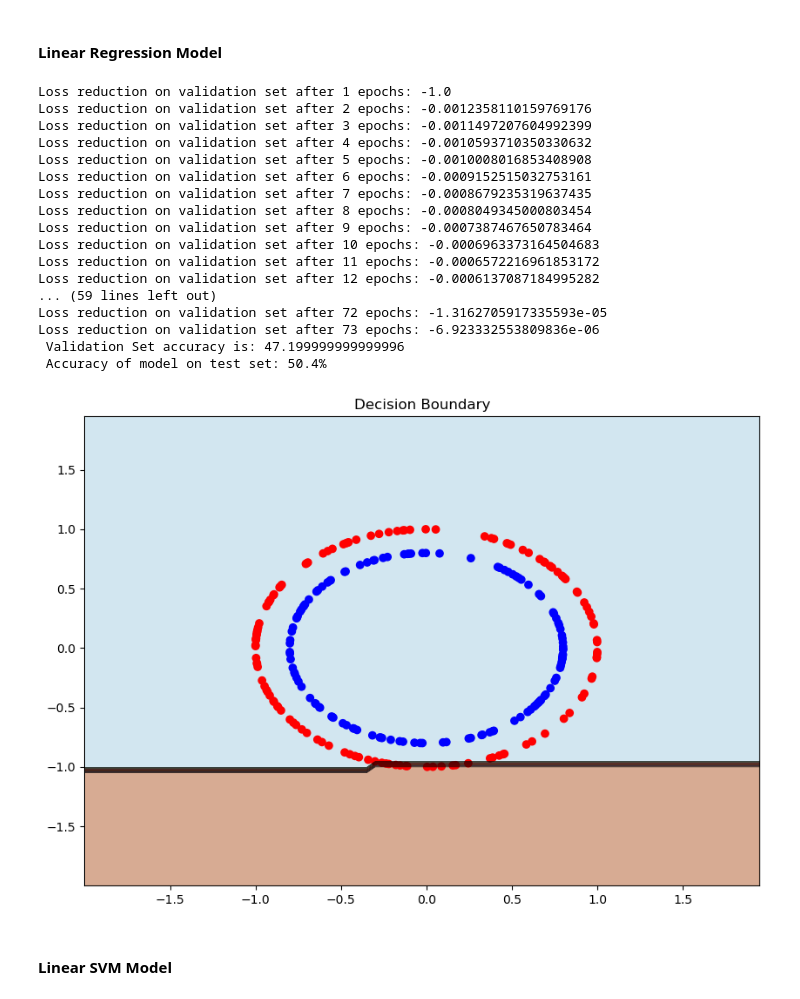
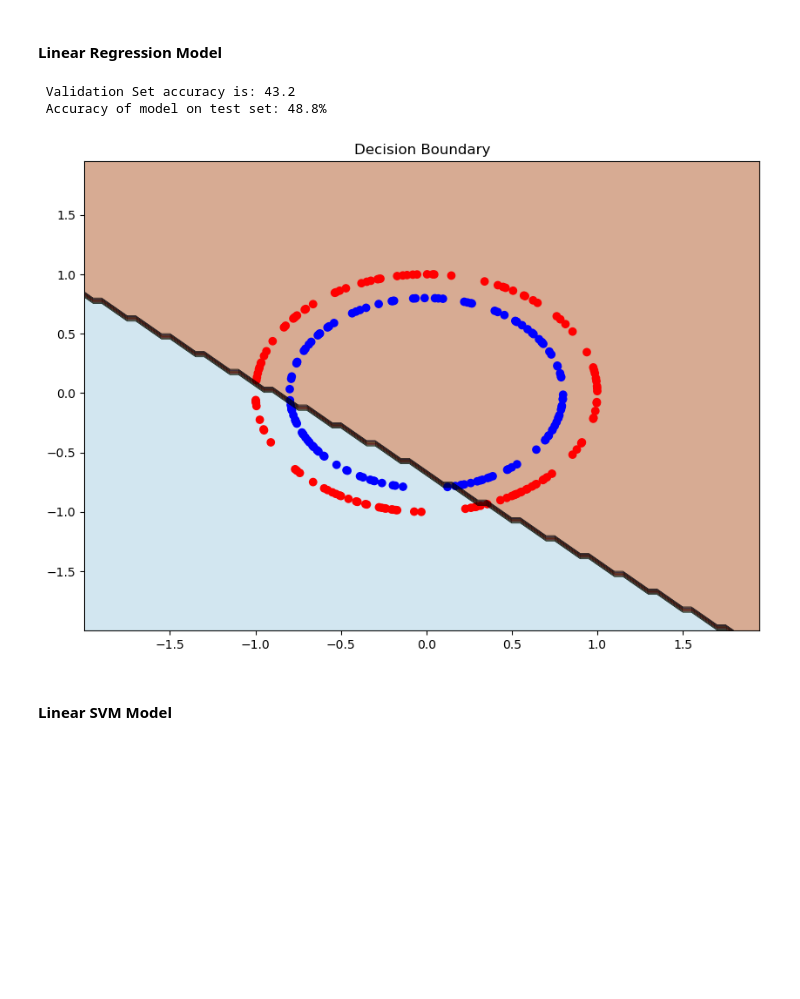
Before and after one commit to arnav-s/fall2022-cs760-hw6, a Jupyter notebook: q3.ipynb, the cells around one changed output. Cells and saved outputs as stored; diff of their text form; code cells hidden in the pictures; blank space fills up the shorter version.

Commit message:
images + tex updates + code updates

```diff
--- a/q3.ipynb
+++ b/q3.ipynb
@@ -241,7 +244,7 @@ def draw_decision_boundary(model, test_dataset):
 
 def train_logistic_regression(model, train_loader, validation_loader, learning_rate, losses, debug=False, epochs=10000):
     criterion = torch.nn.BCELoss(reduction='mean')
-    threshold = 1e-5
+    threshold = 1e-6
     loss_reduction = 1.0
     optim = torch.optim.SGD(model.parameters(), learning_rate)
     prev_loss = math.inf
@@ -280,7 +283,7 @@ def svm_loss(w, y_hat, y, reg_param):
     return reg_param * torch.mean(torch.clip(1 -  (2*y - 1)  * y_hat, min=0)) + torch.sum(torch.square(w))*0.5
 
 def train_linear_svm(model, train_loader, validation_loader, learning_rate, reg_param, losses, debug=False, epochs=10000):
-    threshold = 1e-5
+    threshold = 1e-6
     loss_reduction = 1.0
     optim = torch.optim.SGD(model.parameters(), learning_rate)
     prev_loss = math.inf
@@ -318,7 +321,7 @@ def train_linear_svm(model, train_loader, validation_loader, learning_rate, reg_
 
 
 def train_kernel_svm(model : KernelSVM, train_loader, validation_loader, learning_rate, reg_param, losses, debug=False, epochs=10000):
-    threshold = 1e-5
+    threshold = 1e-6
     loss_reduction = 1.0
     optim = torch.optim.SGD(model.parameters(), learning_rate)
     prev_loss = math.inf
@@ -355,7 +358,7 @@ def train_kernel_svm(model : KernelSVM, train_loader, validation_loader, learnin
     return
 
 def train_kernel_lr(model : KernelLogisticRegression, train_loader, validation_loader, learning_rate, losses, debug=False, epochs=10000):
-    threshold = 1e-5
+    threshold = 1e-6
     loss_reduction = 1.0
     criterion = torch.nn.BCELoss(reduction='mean')
     optim = torch.optim.SGD(model.parameters(), learning_rate)
@@ -635,32 +623,17 @@ test_loader = torch.utils.data.DataLoader(test_set, shuffle=True, batch_size=250
 # %%
 linear_lr_model = LinearLogisticRegression(input_features=2)
 losses = []
-train_logistic_regression(linear_lr_model, train_loader, validation_loader, 0.05, losses, True)
+train_logistic_regression(linear_lr_model, train_loader, validation_loader, 0.05, losses)
 
 #Accuracy
 report_acc_decision_boundary(linear_lr_model, test_loader)
 
 #Decision Boundary
 draw_decision_boundary(linear_lr_model, test_set)
 # %% [output]
-Loss reduction on validation set after 1 epochs: -1.0
-Loss reduction on validation set after 2 epochs: -0.0012358110159769176
-Loss reduction on validation set after 3 epochs: -0.0011497207604992399
-Loss reduction on validation set after 4 epochs: -0.0010593710350330632
-Loss reduction on validation set after 5 epochs: -0.0010008016853408908
-Loss reduction on validation set after 6 epochs: -0.0009152515032753161
-Loss reduction on validation set after 7 epochs: -0.0008679235319637435
-Loss reduction on validation set after 8 epochs: -0.0008049345000803454
-Loss reduction on validation set after 9 epochs: -0.0007387467650783464
-Loss reduction on validation set after 10 epochs: -0.0006963373164504683
-Loss reduction on validation set after 11 epochs: -0.0006572216961853172
-Loss reduction on validation set after 12 epochs: -0.0006137087184995282
-... (59 lines left out)
-Loss reduction on validation set after 72 epochs: -1.3162705917335593e-05
-Loss reduction on validation set after 73 epochs: -6.923332553809836e-06
- Validation Set accuracy is: 47.199999999999996
- Accuracy of model on test set: 50.4%
+ Validation Set accuracy is: 43.2
+ Accuracy of model on test set: 48.8%
-[figure, old version]
+[figure, new version]
 # %% [markdown]
 #### Linear SVM Model
 # %%
```
Also changed, not shown: parts of 36 cells of this notebook, 14 other files.
